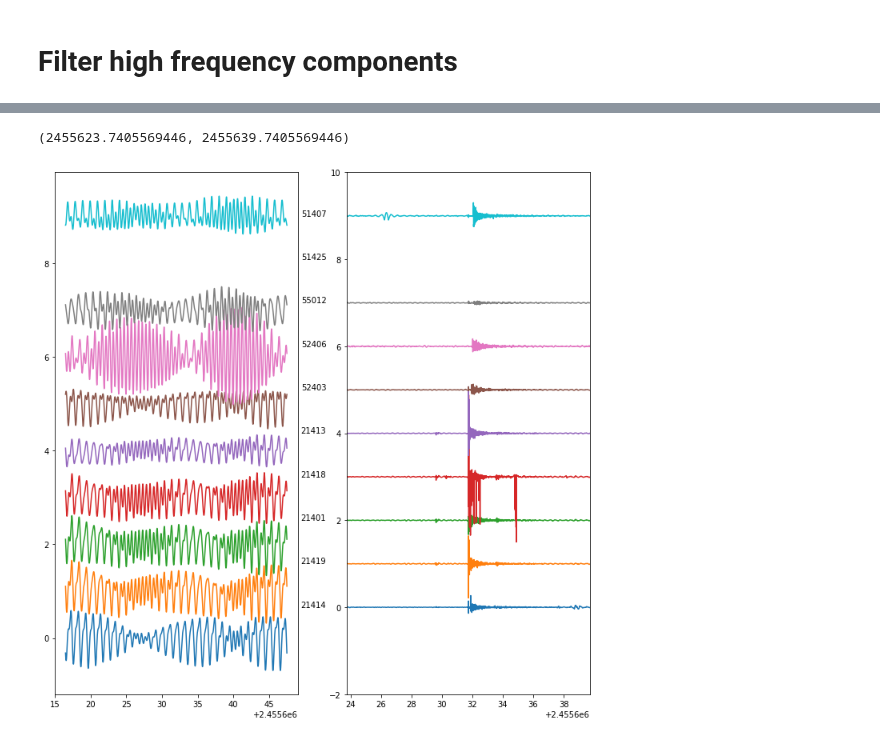
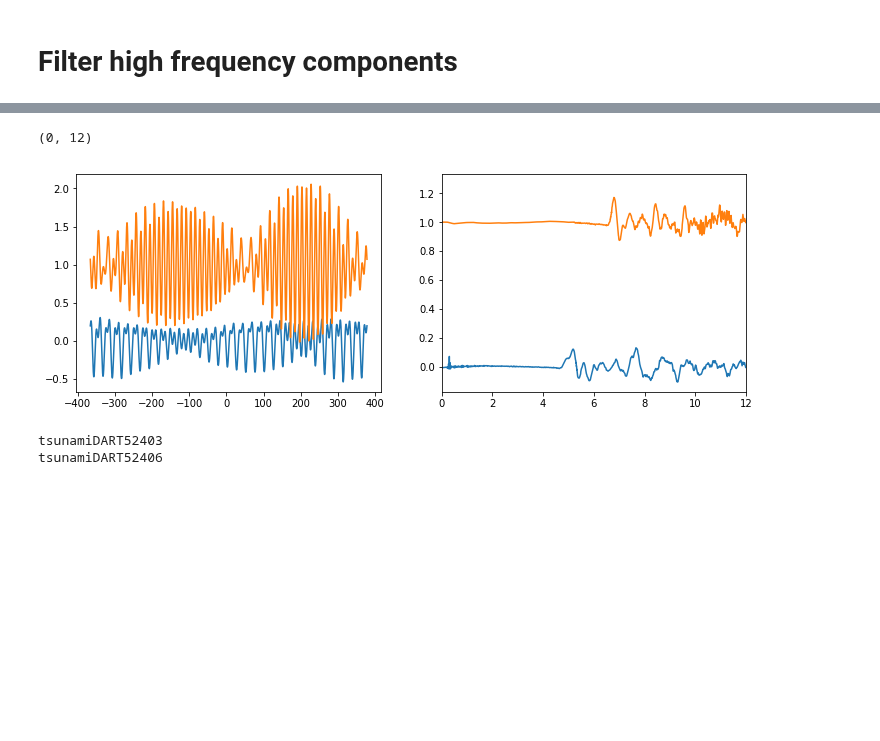
Before and after one commit to jgalazm/Nami, a Jupyter notebook: validation/04_tohoku2011/data/dart_buoy.ipynb, the cells around one changed output, grey strips where cells are left out. Cells and saved outputs as stored; diff of their text form; code cells hidden in the pictures; blank space fills up the shorter version.

```diff
--- a/validation/04_tohoku2011/data/dart_buoy.ipynb
+++ b/validation/04_tohoku2011/data/dart_buoy.ipynb
@@ -7,8 +7,8 @@ import pandas as pd
 # %% [markdown]
 # Read
 # %%
-DARTs = [21414, 21419, 21401, 21418, 21413, 52403, 52406, 55012, 51425, 51407]
-
+# DARTs = [21414, 21419, 21401, 21418, 21413, 52403, 52406, 55012, 51425, 51407]
+DARTs = [ 52403, 52406]
 dataFrames = {}
 # %%
 for i,dartNumber in enumerate(DARTs):
@@ -30,7 +30,7 @@ for i,dartNumber in enumerate(DARTs):
 for i,dart in enumerate(DARTs):
     df = dataFrames[dart]
     plt.plot(df['height']-df['height'].mean()+i*1.5)
-    plt.text(df.index.min()-pd.Timedelta(days=4),i*1.5,'{}'.format(dartNumber))
+    plt.text(df.index.min()-pd.Timedelta(days=4),i*1.5,'{}'.format(dart))
     plt.ylim(-2,16)
     plt.xlim(df.index.min()-pd.Timedelta(days=4), df.index.max())
     plt.gca().set_yticks([])
@@ -124,27 +124,37 @@ for i,dart in enumerate(DARTs):
 # %%
-earthquakeDate = pd.to_datetime('2011-03-11 05:46:24.120 UTC')
+earthquakeDate = pd.to_datetime('2011-03-11 05:46:24.120')
 tearthquake = earthquakeDate.to_julian_date()
 # %%
-plt.figure(figsize=(12,12))
+plt.figure(figsize=(12,4))
 ax1 = plt.subplot(121)
 ax2 = plt.subplot(122)
 
 for i,dart in enumerate(DARTs):
     lowSignal,highSignal, t, h = (filteredSignals[dart]['lowSignal'],
                             filteredSignals[dart]['highSignal'],
                             filteredSignals[dart]['t'],
                             filteredSignals[dart]['h'] )
     lowSignal['h'].real = lowSignal['h'].real - lowSignal['h'].real.mean()
     df = dataFrames[dart]
-    ax1.plot(t,lowSignal['h'].real+i*1)
-    ax2.plot(t,highSignal['h'].real+i*1)
-    ax2.text(tearthquake-11, i*1, '{}'.format(dart))
-plt.ylim(-2,10)
-plt.xlim(tearthquake-8, tearthquake+8)
+    ax1.plot((t-tearthquake)*24,lowSignal['h'].real+i*1)
+    ax2.plot((t-tearthquake)*24,highSignal['h'].real+i*1)
+#     ax2.text(tearthquake-11, i*1, '{}'.format(dart))
+# plt.ylim(-2,10)
+plt.xlim(0,12)
 # plt.gca().get_yaxis().set_visible(False)
 # %% [output]
-(2455623.7405569446, 2455639.7405569446)
+(0, 12)
-[figure, old version]
+[figure, new version]
 # %%
 for dart in DARTs:
-    np.savetxt('tsunamiDART{}'.format(dart),np.vstack([t-tearthquake,highSignal['h'].real]).T)
+    lowSignal,highSignal, t, h = (filteredSignals[dart]['lowSignal'],
+                            filteredSignals[dart]['highSignal'],
+                            filteredSignals[dart]['t'],
+                            filteredSignals[dart]['h'] )
+
+    fout = 'tsunamiDART{}'.format(dart)
+    print(fout)
+    np.savetxt(fout,np.vstack([t-tearthquake,highSignal['h'].real]).T)
+# %% [output]
+tsunamiDART52403
+tsunamiDART52406
```
Also changed, not shown: parts of 3 cells of this notebook, 2 other files.
